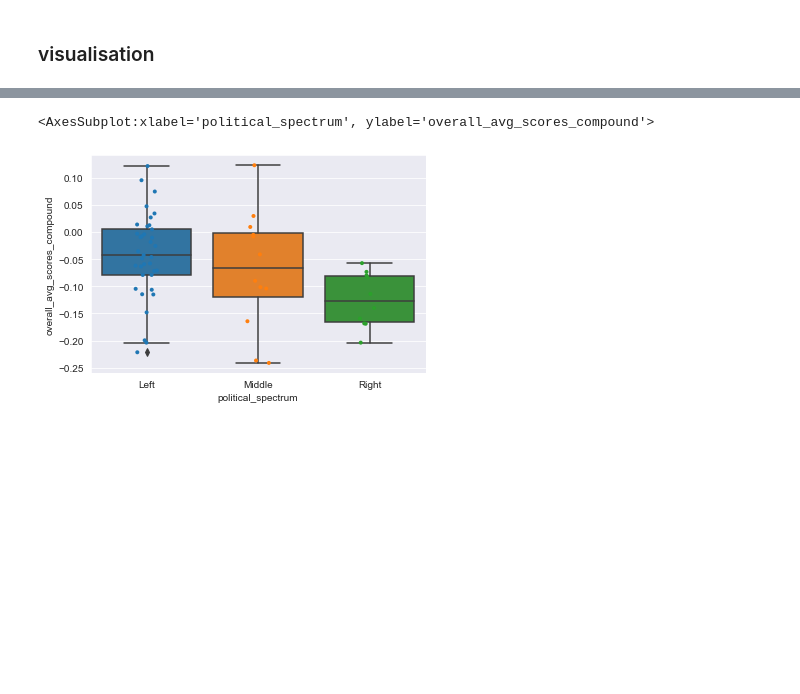
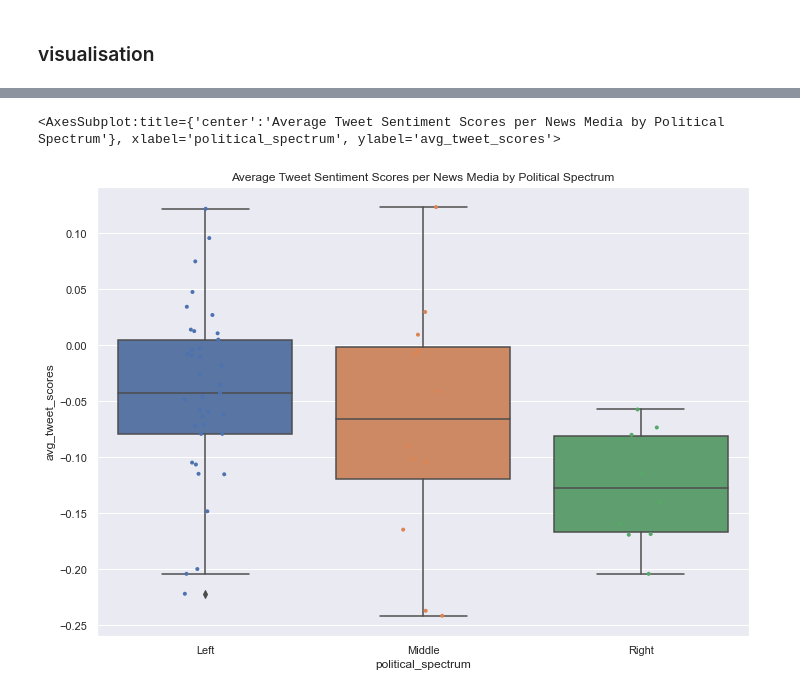
Before and after one commit to katherineskc/data_science_tweets_neutrality, a Jupyter notebook: preliminary_analysis.ipynb, the cells around one changed output, grey strips where cells are left out. Drawn from its saved outputs; the diff is of its cells as text; code cells hidden in the pictures; blank space fills up the shorter version.

Commit message:
preliminary_analysis data columns names, machine learning decision tree, logistic regression

```diff
--- a/preliminary_analysis.ipynb
+++ b/preliminary_analysis.ipynb
@@ -305,8 +302,8 @@ user_contains_abortion_keyword_tweet.head()
 # count tweet and average sentiments_score for tweet contains_gun_control_keyword
 
 user_contains_gun_control_keyword_tweet = combined_data[combined_data['contains_gun_control_keyword']==True].groupby('user_id').agg({'tweet_id':'count',
-                                                                                                                                                    'scores_compound':'mean'}).rename(columns={'tweet_id':'tweet_ct_gun_control_keyword',
-                                                                                                                                                    'scores_compound':'tweet_ct_gun_control_keyword_avg_scores_compound'})
+                                                                                                                                                    'scores_compound':'mean'}).rename(columns={'tweet_id':'count_gun_control_tweet',
+                                                                                                                                                    'scores_compound':'avg_gun_control_tweet_scores'})
 
 user_contains_gun_control_keyword_tweet.head()
 # %% [output]
@@ -403,18 +370,8 @@ user_contains_gender_identity_keyword_tweet.head()
 
 user_contains_inflation_keyword_tweet = combined_data[(combined_data['contains_inflation_keyword']==True) &
                                                       (combined_data['tweet_type']=='tweet')].groupby('user_id').agg({'tweet_id':'count',
-                                                                                                                      'scores_compound':'mean'}).rename(columns={'tweet_id':'tweet_ct_inflation_keyword',
-                                                                                                                      'scores_compound':'tweet_ct_inflation_keyword_avg_scores_compound'})
+                                                                                                                      'scores_compound':'mean'}).rename(columns={'tweet_id':'count_inflation_tweet',
+                                                                                                                      'scores_compound':'avg_inflation_tweet_scores'})
 
 user_contains_inflation_keyword_tweet.head()
-
-# user_contains_inflation_keyword_avg_sentiments_score = combined_data[combined_data['contains_inflation_keyword']==True].groupby('user_id')[['scores_compound',
-#                                                                   'scores_positive',
-#                                                                   'scores_negative',
-#                                                                   'scores_neutral']].mean().reset_index().rename(columns={'scores_compound': 'ct_inflation_avg_scores_compound',
-#                                                                                                                           'scores_positive': 'ct_inflation_avg_scores_negative',
-#                                                                                                                           'scores_negative': 'ct_inflation_avg_scores_negative',
-#                                                                                                                           'scores_neutral': 'ct_inflation_avg_scores_neutral'
-#                                                                                                                          })
-# user_contains_inflation_keyword_avg_sentiments_score.head()
 # %% [output]
@@ -471,15 +428,15 @@ combined_analysis_df.head(60)
 # %%
 # calculate average total tweet per day
-combined_analysis_df['average_total_tweet_per_day'] = round(combined_analysis_df['count_total_tweet_id']/combined_analysis_df['count_total_tweet_created_at_date'],2)
+combined_analysis_df['avg_daily_total_tweet'] = round(combined_analysis_df['count_total_tweet_id']/combined_analysis_df['count_total_tweet_created_at_date'],2)
 
 # calculate average tweet per day
-combined_analysis_df['average_tweet_per_day'] = round(combined_analysis_df['count_tweet']/combined_analysis_df['count_total_tweet_created_at_date'],2)
+combined_analysis_df['avg_daily_tweet'] = round(combined_analysis_df['count_tweet']/combined_analysis_df['count_total_tweet_created_at_date'],2)
 
 # calculate average retweet per day
-combined_analysis_df['average_retweet_per_day'] = round(combined_analysis_df['count_retweet']/combined_analysis_df['count_total_tweet_created_at_date'],2)
+combined_analysis_df['avg_daily_retweet'] = round(combined_analysis_df['count_retweet']/combined_analysis_df['count_total_tweet_created_at_date'],2)
 
 # calculate average reply per day
-combined_analysis_df['average_reply_per_day'] = round(combined_analysis_df['count_reply']/combined_analysis_df['count_total_tweet_created_at_date'],2)
+combined_analysis_df['avg_daily_reply'] = round(combined_analysis_df['count_reply']/combined_analysis_df['count_total_tweet_created_at_date'],2)
 
 combined_analysis_df.head()
 # %% [output]
@@ -492,22 +449,22 @@ combined_analysis_df.head()
 5 rows × 30 columns
 # %%
 # calculate perentage of tweet_ct_abortion_keyword
-combined_analysis_df['tweet_ct_abortion_keyword_percentage'] = round(combined_analysis_df['tweet_ct_abortion_keyword']/combined_analysis_df['count_tweet'],2)
+combined_analysis_df['perc_of_abortion_tweet'] = round(combined_analysis_df['count_abortion_tweet']/combined_analysis_df['count_tweet'],2)
 
 # calculate perentage of tweet_ct_gun_control_keyword
-combined_analysis_df['tweet_ct_gun_control_keyword_percentage'] = round(combined_analysis_df['tweet_ct_gun_control_keyword']/combined_analysis_df['count_tweet'],2)
+combined_analysis_df['perc_of_gun_control_tweet'] = round(combined_analysis_df['count_gun_control_tweet']/combined_analysis_df['count_tweet'],2)
 
 # calculate perentage of tweet_ct_gay_marriage_keyword
-combined_analysis_df['tweet_ct_gay_marriage_keyword_percentage'] = round(combined_analysis_df['tweet_ct_gay_marriage_keyword']/combined_analysis_df['count_tweet'],2)
+combined_analysis_df['perc_of_gay_marriage_keyword_percentage'] = round(combined_analysis_df['count_gay_marriage_tweet']/combined_analysis_df['count_tweet'],2)
 
 # calculate perentage of tweet_ct_climate_change_keyword
-combined_analysis_df['tweet_ct_climate_change_keyword_percentage'] = round(combined_analysis_df['tweet_ct_climate_change_keyword']/combined_analysis_df['count_tweet'],2)
+combined_analysis_df['perc_of_climate_change_tweet'] = round(combined_analysis_df['count_climate_change_tweet']/combined_analysis_df['count_tweet'],2)
 
 # calculate perentage of tweet_ct_gender_identity_keyword
-combined_analysis_df['tweet_ct_gender_identity_keyword_percentage'] = round(combined_analysis_df['tweet_ct_gender_identity_keyword']/combined_analysis_df['count_tweet'],2)
+combined_analysis_df['perc_of_gender_identity_tweet'] = round(combined_analysis_df['count_gender_identity_tweet']/combined_analysis_df['count_tweet'],2)
 
 # calculate perentage of tweet_ct_inflation_keyword
-combined_analysis_df['tweet_ct_inflation_keyword_percentage'] = round(combined_analysis_df['tweet_ct_inflation_keyword']/combined_analysis_df['count_tweet'],2)
+combined_analysis_df['perc_of_inflation_keyword_tweet'] = round(combined_analysis_df['count_inflation_tweet']/combined_analysis_df['count_tweet'],2)
 
 combined_analysis_df.head()
 # %% [output]
@@ -532,12 +528,14 @@ ax = combined_analysis_df.sort_values('average_total_tweet_per_day', ascending=F
 # %%
 # overall_avg_scores_compound by political_spectrum
 
 sns.set_style("darkgrid")
 
-sns.boxplot(x="political_spectrum", y="overall_avg_scores_compound", data=combined_analysis_df)
-sns.stripplot(x="political_spectrum", y="overall_avg_scores_compound", data=combined_analysis_df,
+sns.set(rc={'figure.figsize':(11.7,8.27)})
+
+sns.boxplot(x="political_spectrum", y="avg_tweet_scores", data=combined_analysis_df).set(title='Average Tweet Sentiment Scores per News Media by Political Spectrum')
+sns.stripplot(x="political_spectrum", y="avg_tweet_scores", data=combined_analysis_df,
               size=4, jitter=True, edgecolor="gray")
 # %% [output]
-<AxesSubplot:xlabel='political_spectrum', ylabel='overall_avg_scores_compound'>
+<AxesSubplot:title={'center':'Average Tweet Sentiment Scores per News Media by Political Spectrum'}, xlabel='political_spectrum', ylabel='avg_tweet_scores'>
-[figure, old version]
+[figure, new version]
 # %%
```
Also changed, not shown: parts of 14 cells of this notebook.
